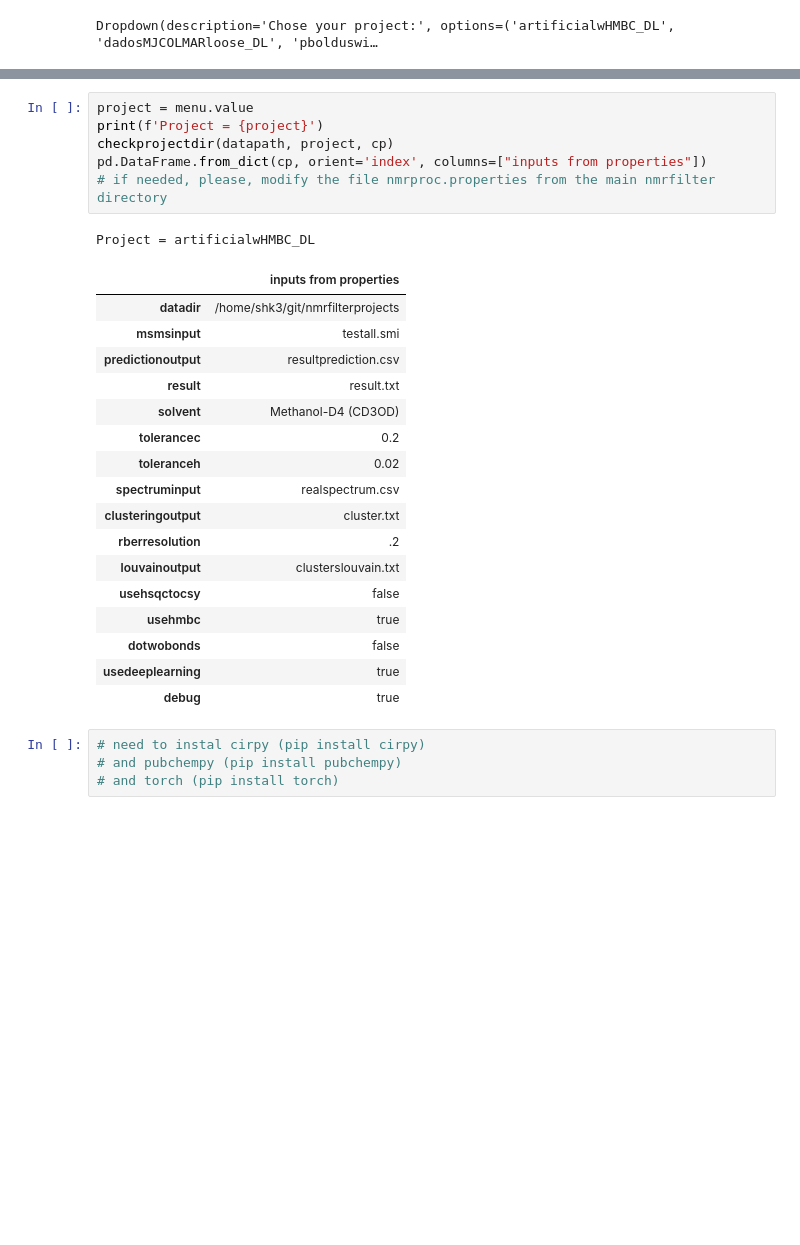
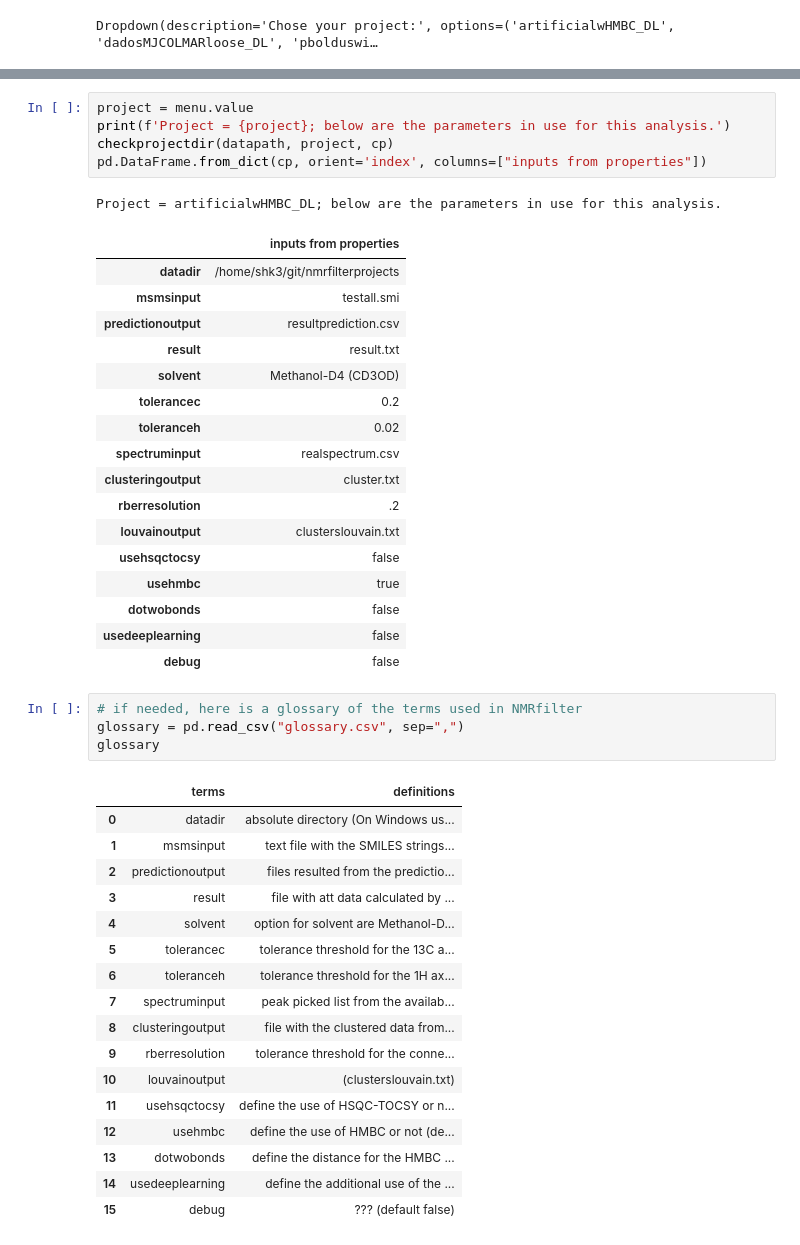
Before and after one commit to stefhk3/nmrfilter, a Jupyter notebook: nmrfilter.ipynb, the cells around one changed output, grey strips where cells are left out. Cells and saved outputs as stored; diff of their text form; blank space fills up the shorter version.

```diff
--- a/nmrfilter.ipynb
+++ b/nmrfilter.ipynb
@@ -36,11 +64,10 @@ Dropdown(description='Chose your project:', options=('artificialwHMBC_DL', 'dado
 # %%
 project = menu.value
-print(f'Project = {project}')
+print(f'Project = {project}; below are the parameters in use for this analysis.')
 checkprojectdir(datapath, project, cp)
 pd.DataFrame.from_dict(cp, orient='index', columns=["inputs from properties"])
-# if needed, please, modify the file nmrproc.properties from the main nmrfilter directory
 # %% [output]
-Project = artificialwHMBC_DL
+Project = artificialwHMBC_DL; below are the parameters in use for this analysis.
 |  | inputs from properties |
 | datadir | /home/shk3/git/nmrfilterprojects |
 | msmsinput | testall.smi |
@@ -56,12 +83,30 @@ Project = artificialwHMBC_DL
 | usehsqctocsy | false |
 | usehmbc | true |
 | dotwobonds | false |
-| usedeeplearning | true |
-| debug | true |
+| usedeeplearning | false |
+| debug | false |
-# %%
-# need to instal cirpy (pip install cirpy)
-# and pubchempy (pip install pubchempy)
-# and torch (pip install torch)
+# %%
+# if needed, here is a glossary of the terms used in NMRfilter
+glossary = pd.read_csv("glossary.csv", sep=",")
+glossary
+# %% [output]
+|  | terms | definitions |
+| 0 | datadir | absolute directory (On Windows us... |
+| 1 | msmsinput | text file with the SMILES strings... |
+| 2 | predictionoutput | files resulted from the predictio... |
+| 3 | result | file with att data calculated by ... |
+| 4 | solvent | option for solvent are Methanol-D... |
+| 5 | tolerancec | tolerance threshold for the 13C a... |
+| 6 | toleranceh | tolerance threshold for the 1H ax... |
+| 7 | spectruminput | peak picked list from the availab... |
+| 8 | clusteringoutput | file with the clustered data from... |
+| 9 | rberresolution | tolerance threshold for the conne... |
+| 10 | louvainoutput | (clusterslouvain.txt) |
+| 11 | usehsqctocsy | define the use of HSQC-TOCSY or n... |
+| 12 | usehmbc | define the use of HMBC or not (de... |
+| 13 | dotwobonds | define the distance for the HMBC ... |
+| 14 | usedeeplearning | define the additional use of the ... |
+| 15 | debug | ??? (default false) |
 # %%
 ! java -cp "./*" uk.ac.dmu.simulate.Convert $project
 sdf=cp.get("msmsinput")[0:-4]+".sdf"
```
Also changed, not shown: parts of 11 cells of this notebook, 2 other files.
